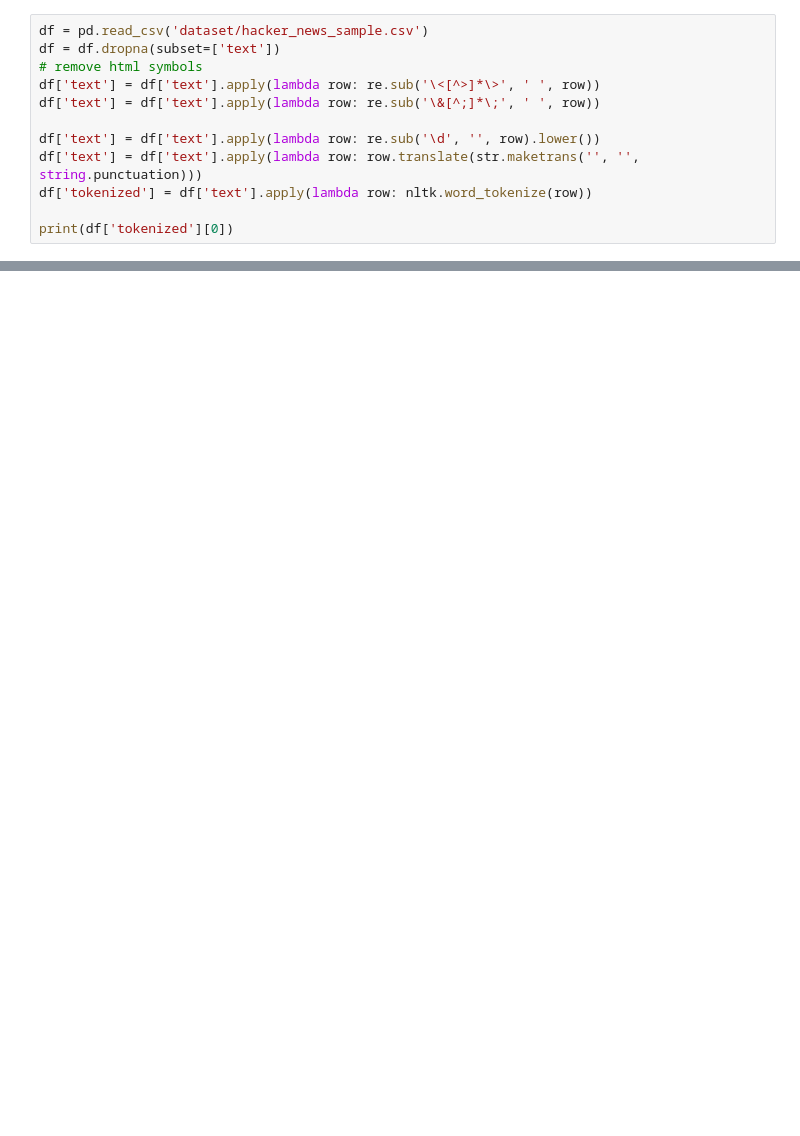
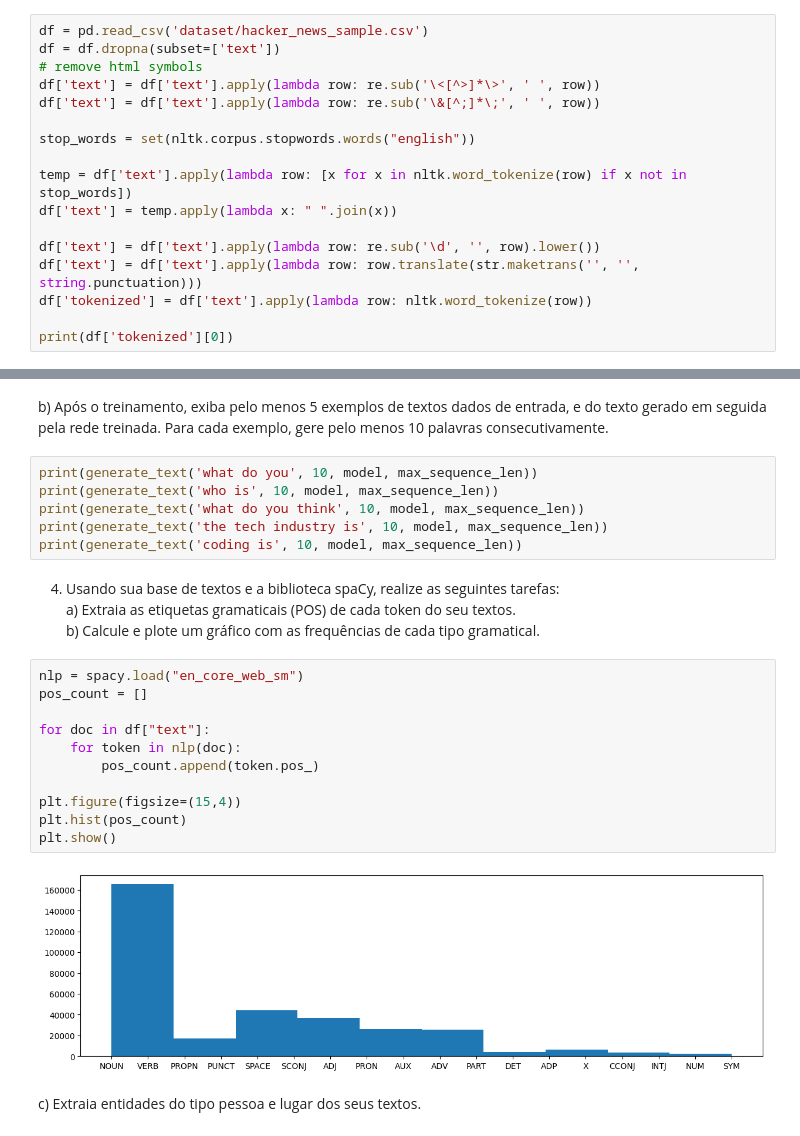
Before and after one commit to PeterMatthew/NLP, a Jupyter notebook: lista3.ipynb, the cells around one changed output, grey strips where cells are left out. Saved outputs shown, nothing was run; the diff lists cells and outputs as text; blank space fills up the shorter version.

```diff
--- a/lista3.ipynb
+++ b/lista3.ipynb
@@ -15,6 +44,11 @@ df = df.dropna(subset=['text'])
 df['text'] = df['text'].apply(lambda row: re.sub('\<[^>]*\>', ' ', row))
 df['text'] = df['text'].apply(lambda row: re.sub('\&[^;]*\;', ' ', row))
 
+stop_words = set(nltk.corpus.stopwords.words("english"))
+
+temp = df['text'].apply(lambda row: [x for x in nltk.word_tokenize(row) if x not in stop_words])
+df['text'] = temp.apply(lambda x: " ".join(x))
+
 df['text'] = df['text'].apply(lambda row: re.sub('\d', '', row).lower())
 df['text'] = df['text'].apply(lambda row: row.translate(str.maketrans('', '', string.punctuation)))
 df['tokenized'] = df['text'].apply(lambda row: nltk.word_tokenize(row))
@@ -63,0 +285,27 @@ c) Seja d um documento da base e w uma palavra de consulta. Implemente o seguint
+# %% [markdown]
+b) Após o treinamento, exiba pelo menos 5 exemplos de textos dados de entrada, e do texto gerado em seguida pela rede treinada. Para cada exemplo, gere pelo menos 10 palavras consecutivamente.
+# %%
+print(generate_text('what do you', 10, model, max_sequence_len))
+print(generate_text('who is', 10, model, max_sequence_len))
+print(generate_text('what do you think', 10, model, max_sequence_len))
+print(generate_text('the tech industry is', 10, model, max_sequence_len))
+print(generate_text('coding is', 10, model, max_sequence_len))
+# %% [markdown]
+4. Usando sua base de textos e a biblioteca spaCy, realize as seguintes tarefas:<br>
+a) Extraia as etiquetas gramaticais (POS) de cada token do seu textos.<br>
+b) Calcule e plote um gráfico com as frequências de cada tipo gramatical.
+# %%
+nlp = spacy.load("en_core_web_sm")
+pos_count = []
+
+for doc in df["text"]:
+    for token in nlp(doc):
+        pos_count.append(token.pos_)
+
+plt.figure(figsize=(15,4))
+plt.hist(pos_count)
+plt.show()
+# %% [output]
+[figure, added]
+# %% [markdown]
+c) Extraia entidades do tipo pessoa e lugar dos seus textos.
```
Also changed, not shown: parts of 29 cells of this notebook.
